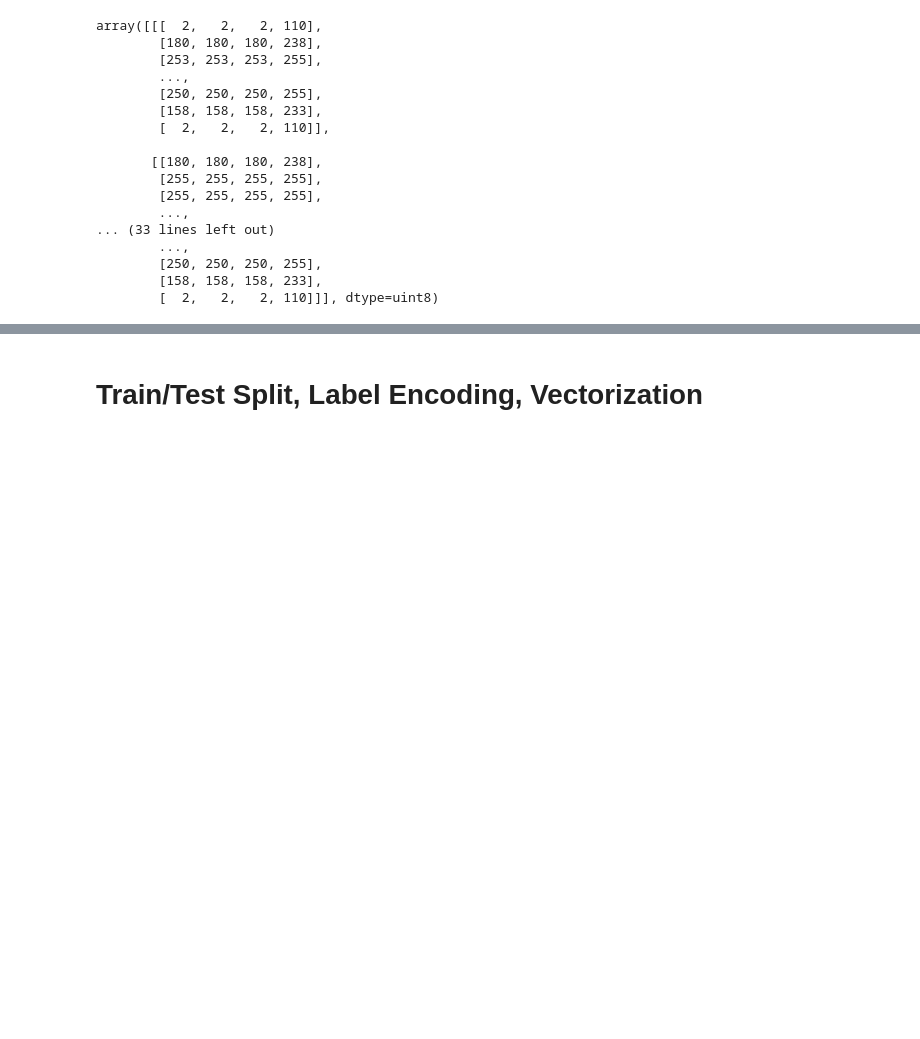
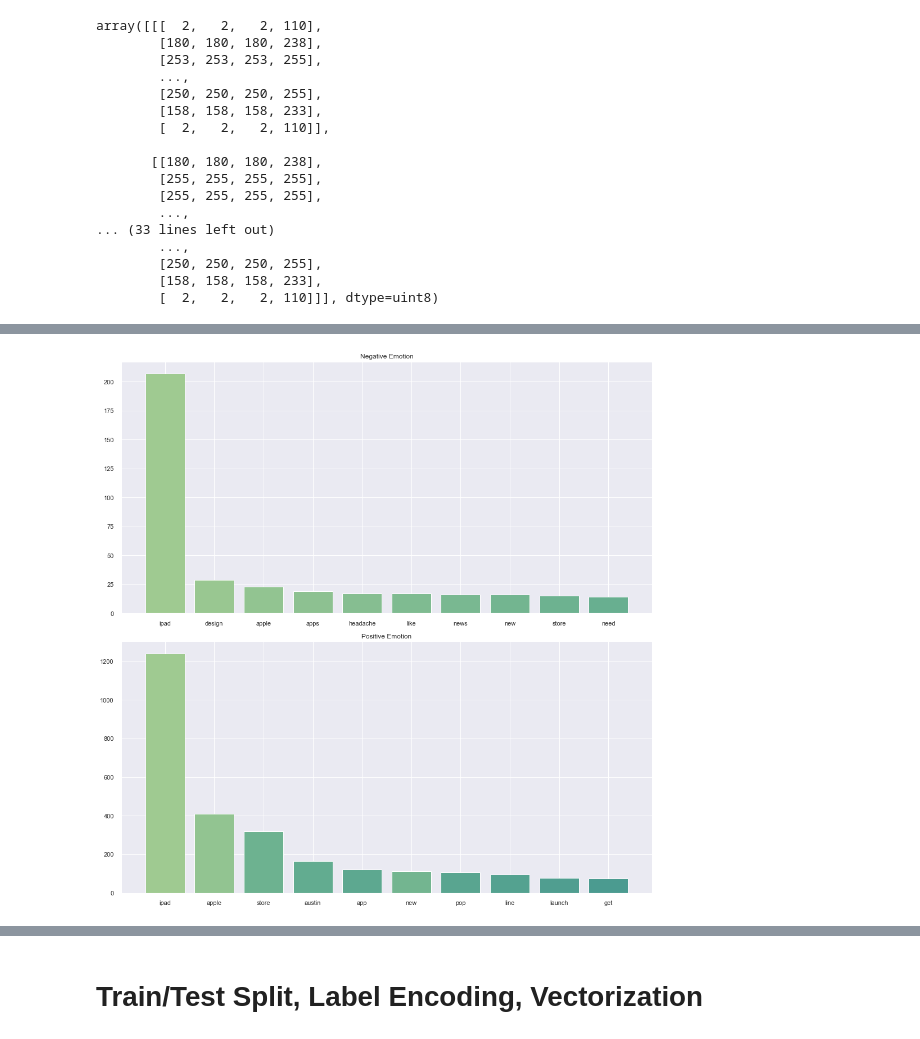
Before and after one commit to charlesmpan/Sentiment_Analysis_on_Twitter_Google_Apple, a Jupyter notebook: new.ipynb, the cells around one changed output, grey strips where cells are left out. Drawn from its saved outputs; the diff is of its cells as text; code cells hidden in the pictures; blank space fills up the shorter version.

```diff
--- a/new.ipynb
+++ b/new.ipynb
@@ -680,0 +669,91 @@ plt.savefig('images/google_tweet_cloud');
+# %%
+userinput = input("Enter a list of words:")
+userinput = userinput.split()
+print(userinput)
+dftest = pd.read_csv('./data/judge-1377884607_tweet_product_company.csv',
+                 encoding="ISO-8859-1")
+dftest['tweet_text'] = dftest['tweet_text'].apply(process_string)
+def variable_sorter(x):
+    for i in userinput:
+        if i.lower() in x.lower():
+            return 'yessir'
+        else:
+            continue
+dftest['Variable'] = dftest['tweet_text'].apply(variable_sorter)
+dftest['processed_text'] = dftest['tweet_text'].str.split()
+dftest.drop('emotion_in_tweet_is_directed_at', axis=1, inplace=True)
+dftest = dftest[dftest['Variable'] == "yessir"]
+dftest.drop('Variable', axis=1, inplace=True)
+dftest.rename(columns={'tweet_text':'Text', 'is_there_an_emotion_directed_at_a_brand_or_product' : 'Sentiment'}, inplace=True)
+dftest = dftest[dftest['Sentiment'] != "I can't tell"]
+dftest = dftest[dftest['Sentiment'] != "No emotion toward brand or product"]
+fig, axes = plt.subplots(nrows=2, figsize=(14, 14))
+plotted_words_and_colors = {}
+color_palette = sns.color_palette('crest', n_colors=44)
+# Creating a plot for each unique genre
+data_by_emotion = [y for _, y in dftest.groupby('Sentiment', as_index=False)]
+for index, emotion_df in enumerate(data_by_emotion):
+    all_words_in_emotion = emotion_df.processed_text.explode()
+    top_10 = all_words_in_emotion.value_counts()[:10]
+    colors = []
+    for word in top_10.index:
+        if word not in plotted_words_and_colors:
+            new_color = color_palette.pop(0)
+            plotted_words_and_colors[word] = new_color
+        colors.append(plotted_words_and_colors[word])
+    ax = axes[index]
+    ax.bar(top_10.index, top_10.values, color=colors)
+    ax.set_title(emotion_df.iloc[0].Sentiment.title())
+fig.tight_layout()
+plt.savefig('images/apple_positive_negative_top');
+sns.set(font_scale=1)
+#plt.savefig('images/apple_google_top_words.png');
+twitter_mask = np.array(Image.open("./images/twitter_mask.png"))
+english_stopwords = stopwords.words("english")
+new_list = ["mention", "sxsw", 'link', 'rt', 'quot']
+english_stopwords.extend(new_list)
+positive = dftest[dftest.Sentiment == 'Positive emotion']
+positive_corpus = positive.Text.to_list()
+positive_corpus = ",".join(positive_corpus)
+positive_tokens = word_tokenize(positive_corpus)
+positive_stopped = [token.lower() for token in positive_tokens if token.lower() not in english_stopwords]
+wordcloud = WordCloud(stopwords=english_stopwords,
+                      collocations=False,
+                      mask=twitter_mask,
+                      background_color='white',
+                      width=1800,
+                      height=1400,
+                      contour_color='green',
+                      contour_width=2)
+wordcloud.generate(','.join(positive_stopped))
+plt.figure(figsize=(14, 14),
+           facecolor=None)
+plt.imshow(wordcloud,
+           interpolation='bilinear')
+plt.title('Positive Tweet Cloud',
+          size=20)
+plt.axis("off")
+plt.savefig('images/apple_positive_tweet_cloud');
+negative = dftest[dftest.Sentiment == 'Negative emotion']
+negative_corpus = negative.Text.to_list()
+negative_corpus = ",".join(negative_corpus)
+negative_tokens = word_tokenize(negative_corpus)
+negative_stopped = [token.lower() for token in negative_tokens if token.lower() not in english_stopwords]
+wordcloud = WordCloud(stopwords=english_stopwords,
+                      collocations=False,
+                      mask=twitter_mask,
+                      background_color='white',
+                      width=1800,
+                      height=1400,
+                      contour_color='green',
+                      contour_width=2)
+wordcloud.generate(','.join(negative_stopped))
+plt.figure(figsize=(14, 14),
+           facecolor=None)
+plt.imshow(wordcloud,
+           interpolation='bilinear')
+plt.title('Negative Tweet Cloud',
+          size=20)
+plt.axis("off")
+plt.savefig('images/apple_negative_tweet_cloud');
+# %% [output]
@@ -680,0 +762 @@ plt.savefig('images/google_tweet_cloud');
+[figure, added]
```
Also changed, not shown: parts of 16 cells of this notebook, 10 other files.
